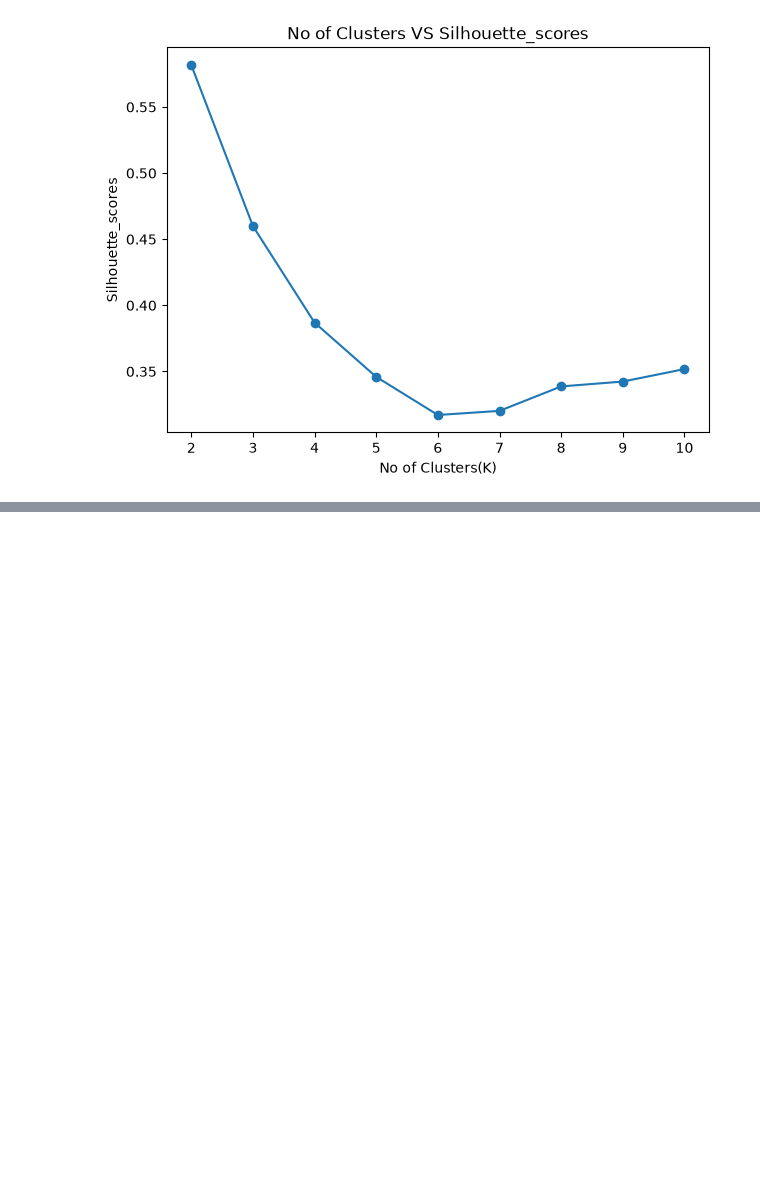
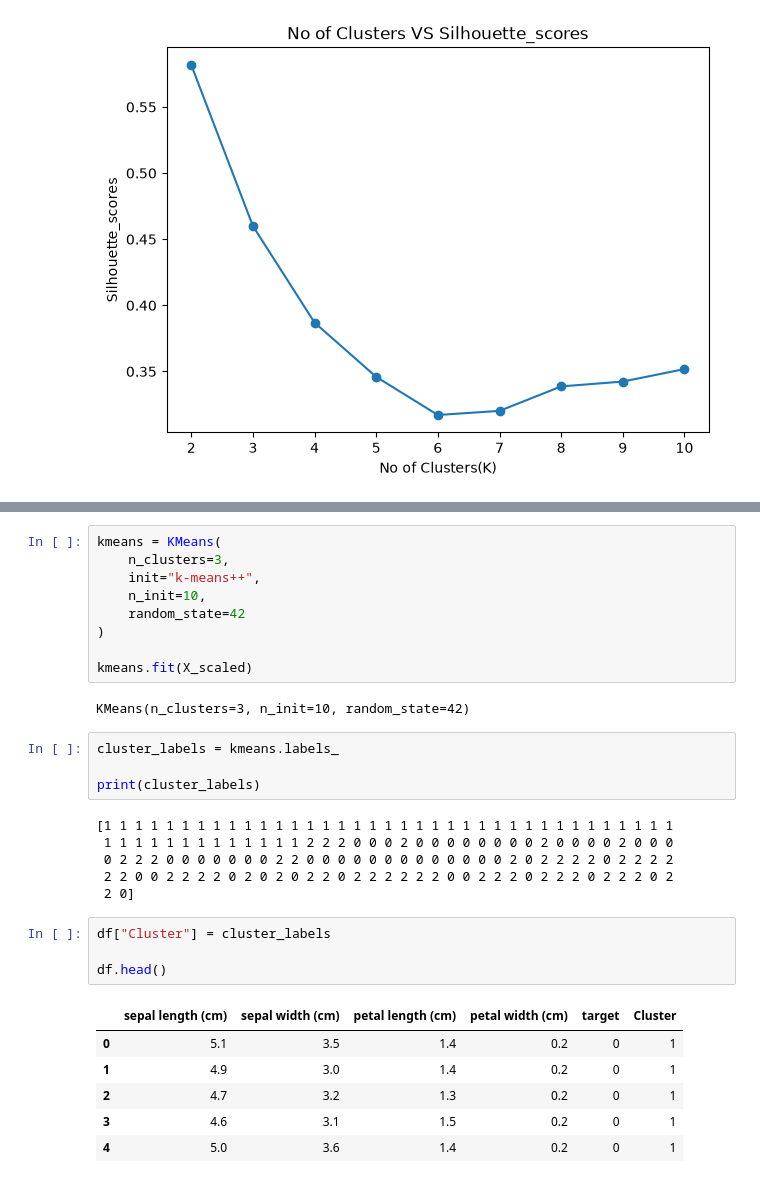
Before and after one commit to hemant237/Fastapi-project, a Jupyter notebook: practice/KmeansClustering/KMeans.ipynb, the cells around one changed output, grey strips where cells are left out. Saved outputs shown, nothing was run; the diff lists cells and outputs as text; blank space fills up the shorter version.

Commit message:
K means

```diff
--- a/practice/KmeansClustering/KMeans.ipynb
+++ b/practice/KmeansClustering/KMeans.ipynb
@@ -162,0 +199,32 @@ plt.show()
+# %%
+kmeans = KMeans(
+    n_clusters=3,
+    init="k-means++",
+    n_init=10,
+    random_state=42
+)
+
+kmeans.fit(X_scaled)
+# %% [output]
+KMeans(n_clusters=3, n_init=10, random_state=42)
+# %%
+cluster_labels = kmeans.labels_
+
+print(cluster_labels)
+# %% [output]
+[1 1 1 1 1 1 1 1 1 1 1 1 1 1 1 1 1 1 1 1 1 1 1 1 1 1 1 1 1 1 1 1 1 1 1 1 1
+ 1 1 1 1 1 1 1 1 1 1 1 1 1 2 2 2 0 0 0 2 0 0 0 0 0 0 0 0 2 0 0 0 0 2 0 0 0
+ 0 2 2 2 0 0 0 0 0 0 0 2 2 0 0 0 0 0 0 0 0 0 0 0 0 0 2 0 2 2 2 2 0 2 2 2 2
+ 2 2 0 0 2 2 2 2 0 2 0 2 0 2 2 0 2 2 2 2 2 2 0 0 2 2 2 0 2 2 2 0 2 2 2 0 2
+ 2 0]
+# %%
+df["Cluster"] = cluster_labels
+
+df.head()
+# %% [output]
+|  | sepal length (cm) | sepal width (cm) | petal length (cm) | petal width (cm) | target | Cluster |
+| 0 | 5.1 | 3.5 | 1.4 | 0.2 | 0 | 1 |
+| 1 | 4.9 | 3.0 | 1.4 | 0.2 | 0 | 1 |
+| 2 | 4.7 | 3.2 | 1.3 | 0.2 | 0 | 1 |
+| 3 | 4.6 | 3.1 | 1.5 | 0.2 | 0 | 1 |
+| 4 | 5.0 | 3.6 | 1.4 | 0.2 | 0 | 1 |
```
Also changed, not shown: parts of 1 cell of this notebook.
